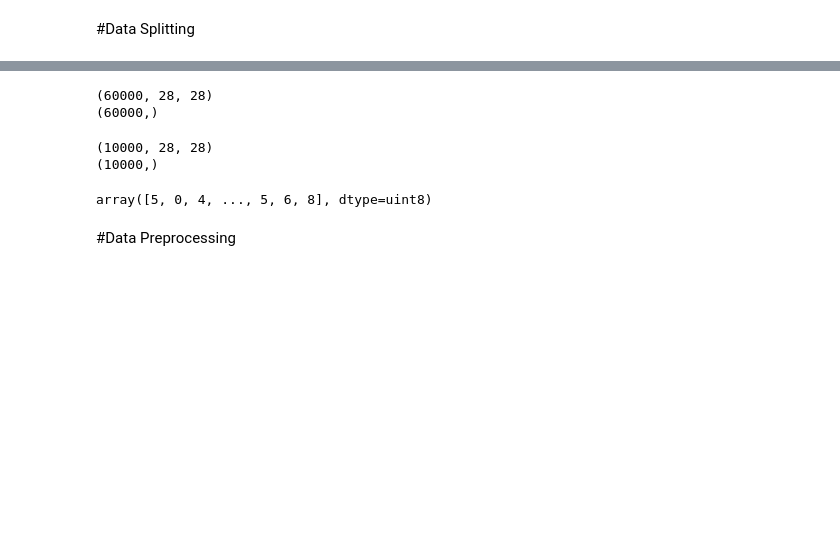
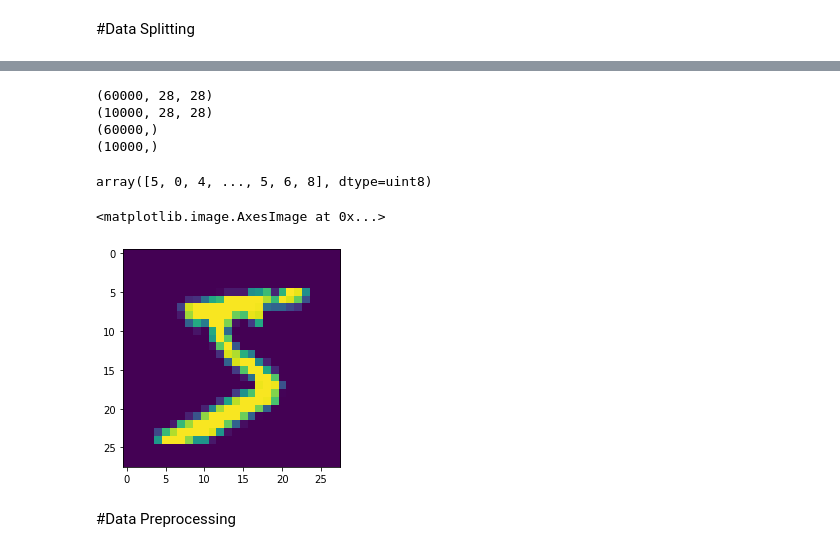
Before and after one commit to yohana143/Deep_Learning-and-Tensorflow, a Jupyter notebook: Hand_Written_digits_recognition.ipynb, the cells around one changed output, grey strips where cells are left out. Saved outputs shown, nothing was run; the diff lists cells and outputs as text; code cells hidden in the pictures; blank space fills up the shorter version.

```diff
--- a/Hand_Written_digits_recognition.ipynb
+++ b/Hand_Written_digits_recognition.ipynb
@@ -32,15 +26,13 @@ Downloading data from https://storage.googleapis.com/tensorflow/tf-keras-dataset
 # %%
 print(x_train.shape)
+print(x_test.shape)
 print(y_train.shape)
+print(y_test.shape)
 # %% [output]
 (60000, 28, 28)
+(10000, 28, 28)
 (60000,)
+(10000,)
-# %%
-print(x_test.shape)
-print(y_test.shape)
-# %% [output]
-(10000, 28, 28)
-(10000,)
 # %%
 y_train
 # %% [output]
@@ -48,3 +42,8 @@ array([5, 0, 4, ..., 5, 6, 8], dtype=uint8)
+# %%
+plt.imshow(x_train[0])
+# %% [output]
+<matplotlib.image.AxesImage at 0x...>
+[figure, added]
 # %% [markdown]
 #Data Preprocessing
 # %%
```
Also changed, not shown: parts of 27 cells of this notebook.
